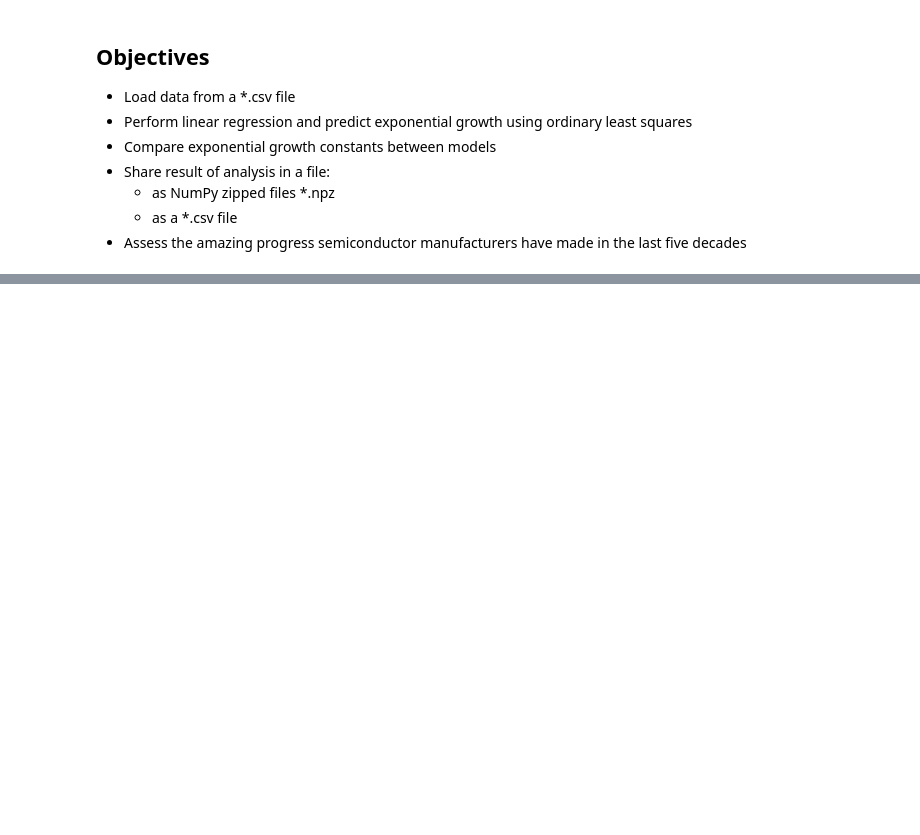
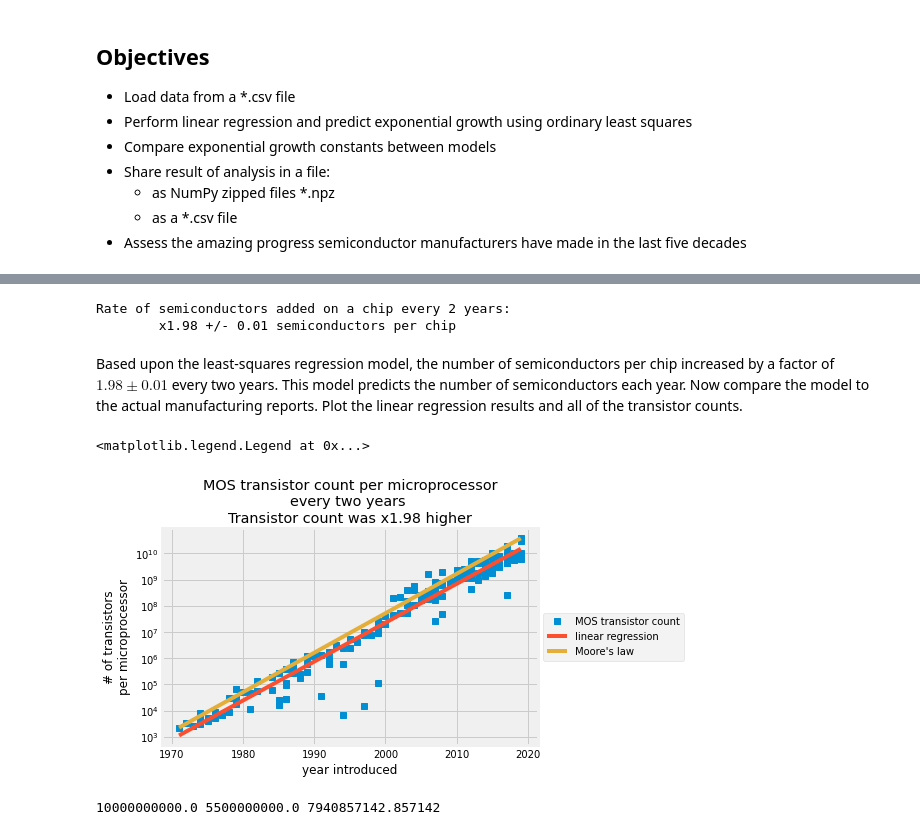
Before and after one commit to rifatrakib/practical-numpy, a Jupyter notebook: moore-law.ipynb, the cells around one changed output, grey strips where cells are left out. Saved outputs shown, nothing was run; the diff lists cells and outputs as text; code cells hidden in the pictures; blank space fills up the shorter version.

Commit message:
moore's law approximation implemented

```diff
--- a/moore-law.ipynb
+++ b/moore-law.ipynb
@@ -38,0 +112,2 @@ In 1965, engineer Gordon Moore predicted that transistors on a chip would double
+# %%
+Z = year[:, np.newaxis] ** [1, 0]
@@ -38,0 +116,2 @@ In 1965, engineer Gordon Moore predicted that transistors on a chip would double
+# %%
+model = sm.OLS(yi, Z)
@@ -38,0 +120,3 @@ In 1965, engineer Gordon Moore predicted that transistors on a chip would double
+# %%
+results = model.fit()
+print(results.summary())
@@ -38,0 +154,4 @@ In 1965, engineer Gordon Moore predicted that transistors on a chip would double
+# %%
+AB = results.params
+A = AB[0]
+B = AB[1]
@@ -38,0 +167,33 @@ In 1965, engineer Gordon Moore predicted that transistors on a chip would double
+# %%
+print('Rate of semiconductors added on a chip every 2 years:')
+print('\tx{:.2f} +/- {:.2f} semiconductors per chip'.format(np.exp((A) * 2), 2 * A * np.exp(2 * A) * 0.006))
+# %% [output]
+Rate of semiconductors added on a chip every 2 years:
+        x1.98 +/- 0.01 semiconductors per chip
+# %% [markdown]
+Based upon the least-squares regression model, the number of semiconductors per chip increased by a factor of $1.98\pm 0.01$ every two years. This model predicts the number of semiconductors each year. Now compare the model to the actual manufacturing reports. Plot the linear regression results and all of the transistor counts.
+# %%
+transistor_count_predicted = np.exp(B) * np.exp(A * year)
+transistor_moores_law = Moores_law(year)
+
+plt.style.use('fivethirtyeight')
+plt.semilogy(year, transistor_count, 's', label='MOS transistor count')
+plt.semilogy(year, transistor_count_predicted, label='linear regression')
+
+plt.plot(year, transistor_moores_law, label="Moore's law")
+plt.title(
+    'MOS transistor count per microprocessor\n'
+    + 'every two years \n'
+    + 'Transistor count was x{:.2f} higher'.format(np.exp(A * 2))
+)
+plt.xlabel('year introduced')
+plt.ylabel('# of transistors\nper microprocessor')
+plt.legend(loc='center left', bbox_to_anchor=(1, 0.5))
+# %% [output]
+<matplotlib.legend.Legend at 0x...>
+[figure, added]
+# %%
+transistor_count2018 = transistor_count[year == 2018]
+print(transistor_count2018.max(), transistor_count2018.min(), transistor_count2018.mean())
+# %% [output]
+10000000000.0 5500000000.0 7940857142.857142
```
Also changed, not shown: parts of 24 cells of this notebook, 2 other files.
